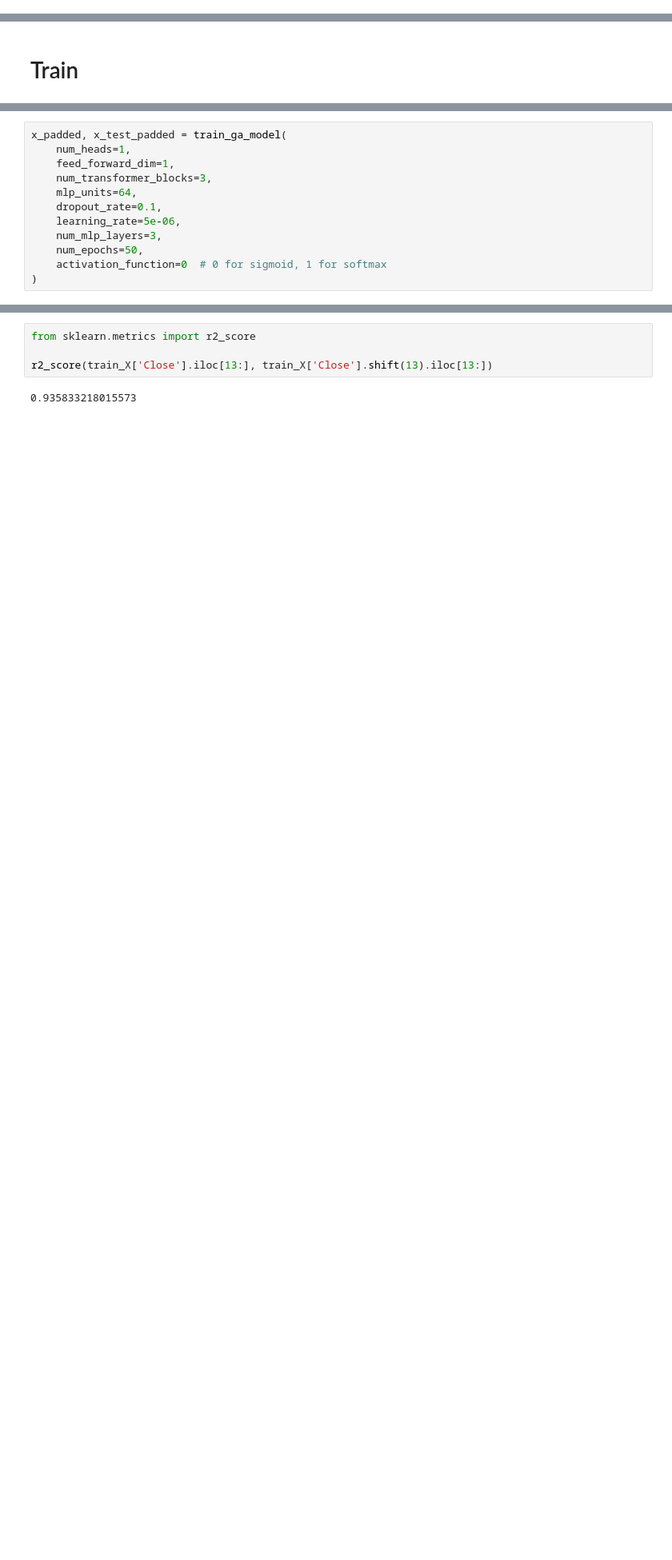
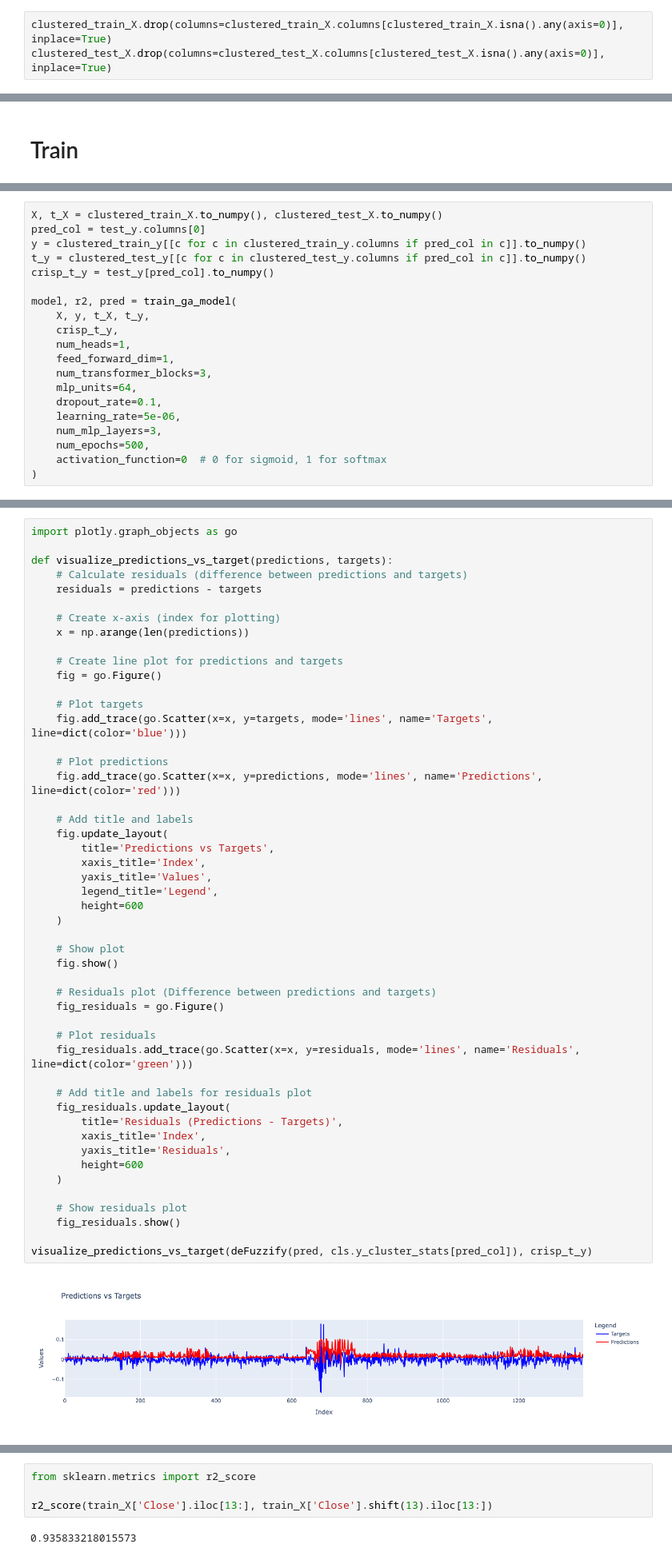
Before and after one commit to Sampie314/fyp, a Jupyter notebook: KDE_notebook.ipynb, the cells around one changed output, grey strips where cells are left out. Shown: that part at 80% size. Cells and saved outputs as stored; diff of their text form; blank space fills up the shorter version.

```diff
--- a/KDE_notebook.ipynb
+++ b/KDE_notebook.ipynb
@@ -287,3 +72,6 @@ y_log_return_9 had 9 clusters
 y_log_return_10 had 10 clusters
 y_log_return_11 had 13 clusters
 y_log_return_12 had 10 clusters
+# %%
+clustered_train_X.drop(columns=clustered_train_X.columns[clustered_train_X.isna().any(axis=0)], inplace=True)
+clustered_test_X.drop(columns=clustered_test_X.columns[clustered_test_X.isna().any(axis=0)], inplace=True)
@@ -454,5 +529,13 @@ def train_ga_model(num_heads, feed_forward_dim, num_transformer_blocks, mlp_unit
 # %%
-x_padded, x_test_padded = train_ga_model(
+X, t_X = clustered_train_X.to_numpy(), clustered_test_X.to_numpy()
+pred_col = test_y.columns[0]
+y = clustered_train_y[[c for c in clustered_train_y.columns if pred_col in c]].to_numpy()
+t_y = clustered_test_y[[c for c in clustered_test_y.columns if pred_col in c]].to_numpy()
+crisp_t_y = test_y[pred_col].to_numpy()
+
+model, r2, pred = train_ga_model(
+    X, y, t_X, t_y,
+    crisp_t_y,
     num_heads=1,
     feed_forward_dim=1,
     num_transformer_blocks=3,
@@ -460,7 +543,7 @@ x_padded, x_test_padded = train_ga_model(
     dropout_rate=0.1,
     learning_rate=5e-06,
     num_mlp_layers=3,
-    num_epochs=50,
+    num_epochs=500,
     activation_function=0  # 0 for sigmoid, 1 for softmax
 )
 # %% [output]
@@ -477,0 +575,51 @@ array([[ True,  True,  True, ...,  True,  True,  True],
+# %%
+import plotly.graph_objects as go
+
+def visualize_predictions_vs_target(predictions, targets):
+    # Calculate residuals (difference between predictions and targets)
+    residuals = predictions - targets
+
+    # Create x-axis (index for plotting)
+    x = np.arange(len(predictions))
+
+    # Create line plot for predictions and targets
+    fig = go.Figure()
+
+    # Plot targets
+    fig.add_trace(go.Scatter(x=x, y=targets, mode='lines', name='Targets', line=dict(color='blue')))
+
+    # Plot predictions
+    fig.add_trace(go.Scatter(x=x, y=predictions, mode='lines', name='Predictions', line=dict(color='red')))
+
+    # Add title and labels
+    fig.update_layout(
+        title='Predictions vs Targets',
+        xaxis_title='Index',
+        yaxis_title='Values',
+        legend_title='Legend',
+        height=600
+    )
+
+    # Show plot
+    fig.show()
+
+    # Residuals plot (Difference between predictions and targets)
+    fig_residuals = go.Figure()
+
+    # Plot residuals
+    fig_residuals.add_trace(go.Scatter(x=x, y=residuals, mode='lines', name='Residuals', line=dict(color='green')))
+
+    # Add title and labels for residuals plot
+    fig_residuals.update_layout(
+        title='Residuals (Predictions - Targets)',
+        xaxis_title='Index',
+        yaxis_title='Residuals',
+        height=600
+    )
+
+    # Show residuals plot
+    fig_residuals.show()
+
+visualize_predictions_vs_target(deFuzzify(pred, cls.y_cluster_stats[pred_col]), crisp_t_y)
+# %% [output]
+[figure, added]
```
Also changed, not shown: parts of 31 cells of this notebook, 1 other file.
